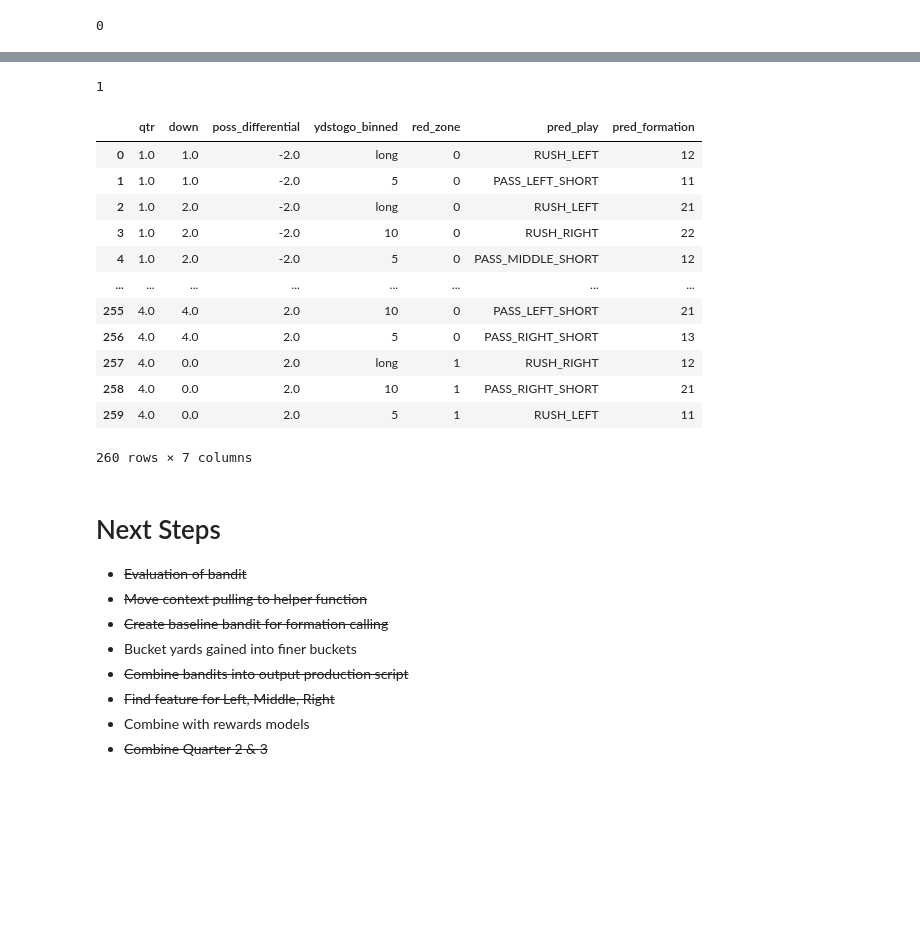
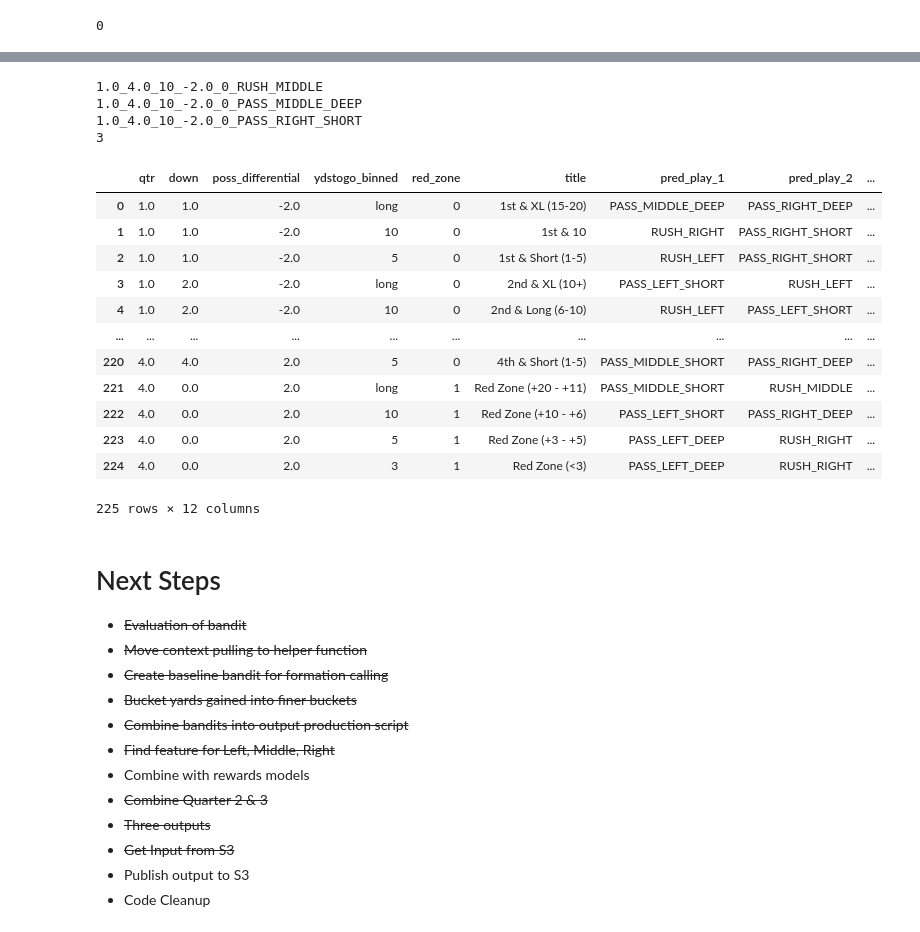
Before and after one commit to mchawla33/w210-capstone, a Jupyter notebook: notebooks/ContextualBandit.ipynb, the cells around one changed output, grey strips where cells are left out. Saved outputs shown, nothing was run; the diff lists cells and outputs as text; code cells hidden in the pictures; blank space fills up the shorter version.

Commit message:
Match output to model sheet

```diff
--- a/notebooks/ContextualBandit.ipynb
+++ b/notebooks/ContextualBandit.ipynb
@@ -768,2 +777,2 @@ print(bandit.mean_reward)
 # %%
-predictions = bandit.predict(test_df)
+# predictions = bandit.predict(test_df)
@@ -1180,11 +1228,11 @@ print(formation_bandit.get_evaluation_metrics())
 # %%
-output = {
-    'qtr' : [1.0] * 65 + [2.0] * 65 + [3.0] * 65 + [4.0] * 65,
-    'down' : (([1.0] * 2 + [2.0] * 3 + [3.0] * 3 + [4.0] * 2 + [0.0] * 3) * 5) * 4,
-    'poss_differential' : ([-2.0] * 13 + [-1.0] * 13 + [0.0] * 13 + [1.0] * 13 + [2.0] * 13) * 4,
-    'ydstogo_binned' : (['long', '5', 'long', '10', '5', 'long', '10', '5', '10', '5', 'long', '10', '5'] * 5) * 4,
-    'red_zone' : (([0] * 10 + [1] * 3) * 5) * 4
-}
-output_df = pd.DataFrame(data=output)
+# output = {
+#     'qtr' : [1.0] * 65 + [2.0] * 65 + [3.0] * 65 + [4.0] * 65,
+#     'down' : (([1.0] * 2 + [2.0] * 3 + [3.0] * 3 + [4.0] * 2 + [0.0] * 3) * 5) * 4,
+#     'poss_differential' : ([-2.0] * 13 + [-1.0] * 13 + [0.0] * 13 + [1.0] * 13 + [2.0] * 13) * 4,
+#     'ydstogo_binned' : (['long', '5', 'long', '10', '5', 'long', '10', '5', '10', '5', 'long', '10', '5'] * 5) * 4,
+#     'red_zone' : (([0] * 10 + [1] * 3) * 5) * 4
+# }
+output_df = pd.read_csv("input_sheet.csv")
 display(output_df)
 # %% [output]
@@ -1204,5 +1252,9 @@ display(output_df)
+# %%
+output_df[['qtr']] = output_df[['qtr']].astype(float)
+output_df[['down']] = output_df[['down']].astype(float)
+output_df[['poss_differential']] = output_df[['poss_differential']].astype(float)
 # %%
-output_df['pred_play'] = bandit.predict(output_df, evaluate=False)
+output_df[['pred_play_1', 'pred_play_2', 'pred_play_3']] = bandit.predict(output_df, evaluate=False, generate_output=True)
 display(output_df)
 # %% [output]
 1.0_4.0_10_-2.0_0
@@ -1229,21 +1287,24 @@ display(output_df)
 # %%
-output_df['pred_formation'] = formation_bandit.predict(output_df, evaluate=False)
+output_df[['pred_formation_1', 'pred_formation_2', 'pred_formation_3']] = formation_bandit.predict(output_df, evaluate=False, generate_output=True)
 display(output_df)
 # %% [output]
-1
+1.0_4.0_10_-2.0_0_RUSH_MIDDLE
+1.0_4.0_10_-2.0_0_PASS_MIDDLE_DEEP
+1.0_4.0_10_-2.0_0_PASS_RIGHT_SHORT
+3
-|  | qtr | down | poss_differential | ydstogo_binned | red_zone | pred_play | pred_formation |
-| 0 | 1.0 | 1.0 | -2.0 | long | 0 | RUSH_LEFT | 12 |
-| 1 | 1.0 | 1.0 | -2.0 | 5 | 0 | PASS_LEFT_SHORT | 11 |
-| 2 | 1.0 | 2.0 | -2.0 | long | 0 | RUSH_LEFT | 21 |
-| 3 | 1.0 | 2.0 | -2.0 | 10 | 0 | RUSH_RIGHT | 22 |
-| 4 | 1.0 | 2.0 | -2.0 | 5 | 0 | PASS_MIDDLE_SHORT | 12 |
-| ... | ... | ... | ... | ... | ... | ... | ... |
-| 255 | 4.0 | 4.0 | 2.0 | 10 | 0 | PASS_LEFT_SHORT | 21 |
-| 256 | 4.0 | 4.0 | 2.0 | 5 | 0 | PASS_RIGHT_SHORT | 13 |
-| 257 | 4.0 | 0.0 | 2.0 | long | 1 | RUSH_RIGHT | 12 |
-| 258 | 4.0 | 0.0 | 2.0 | 10 | 1 | PASS_RIGHT_SHORT | 21 |
-| 259 | 4.0 | 0.0 | 2.0 | 5 | 1 | RUSH_LEFT | 11 |
+|  | qtr | down | poss_differential | ydstogo_binned | red_zone | title | pred_play_1 | pred_play_2 | ... |
+| 0 | 1.0 | 1.0 | -2.0 | long | 0 | 1st & XL (15-20) | PASS_MIDDLE_DEEP | PASS_RIGHT_DEEP | ... |
+| 1 | 1.0 | 1.0 | -2.0 | 10 | 0 | 1st & 10 | RUSH_RIGHT | PASS_RIGHT_SHORT | ... |
+| 2 | 1.0 | 1.0 | -2.0 | 5 | 0 | 1st & Short (1-5) | RUSH_LEFT | PASS_RIGHT_SHORT | ... |
+| 3 | 1.0 | 2.0 | -2.0 | long | 0 | 2nd & XL (10+) | PASS_LEFT_SHORT | RUSH_LEFT | ... |
+| 4 | 1.0 | 2.0 | -2.0 | 10 | 0 | 2nd & Long (6-10) | RUSH_LEFT | PASS_LEFT_SHORT | ... |
+| ... | ... | ... | ... | ... | ... | ... | ... | ... | ... |
+| 220 | 4.0 | 4.0 | 2.0 | 5 | 0 | 4th & Short (1-5) | PASS_MIDDLE_SHORT | PASS_RIGHT_DEEP | ... |
+| 221 | 4.0 | 0.0 | 2.0 | long | 1 | Red Zone (+20 - +11) | PASS_MIDDLE_SHORT | RUSH_MIDDLE | ... |
+| 222 | 4.0 | 0.0 | 2.0 | 10 | 1 | Red Zone (+10 - +6) | PASS_LEFT_SHORT | PASS_RIGHT_DEEP | ... |
+| 223 | 4.0 | 0.0 | 2.0 | 5 | 1 | Red Zone (+3 - +5) | PASS_LEFT_DEEP | RUSH_RIGHT | ... |
+| 224 | 4.0 | 0.0 | 2.0 | 3 | 1 | Red Zone (<3) | PASS_LEFT_DEEP | RUSH_RIGHT | ... |
-260 rows × 7 columns
+225 rows × 12 columns
 # %%
 output_df.to_csv("output_sheet.csv")
 # %% [markdown]
@@ -1252,11 +1313,15 @@ output_df.to_csv("output_sheet.csv")
 * ~~Evaluation of bandit~~
 * ~~Move context pulling to helper function~~
 * ~~Create baseline bandit for formation calling~~
-* Bucket yards gained into finer buckets
+* ~~Bucket yards gained into finer buckets~~
 * ~~Combine bandits into output production script~~
 * ~~Find feature for Left, Middle, Right~~
 * Combine with rewards models
 * ~~Combine Quarter 2 & 3~~
+* ~~Three outputs~~
+* ~~Get Input from S3~~
+* Publish output to S3
+* Code Cleanup
 # %%
 output_df.where(output_df.red_zone == 1).dropna()[['red_zone', 'ydstogo_binned']]
 # %% [output]
```
Also changed, not shown: parts of 16 cells of this notebook.
